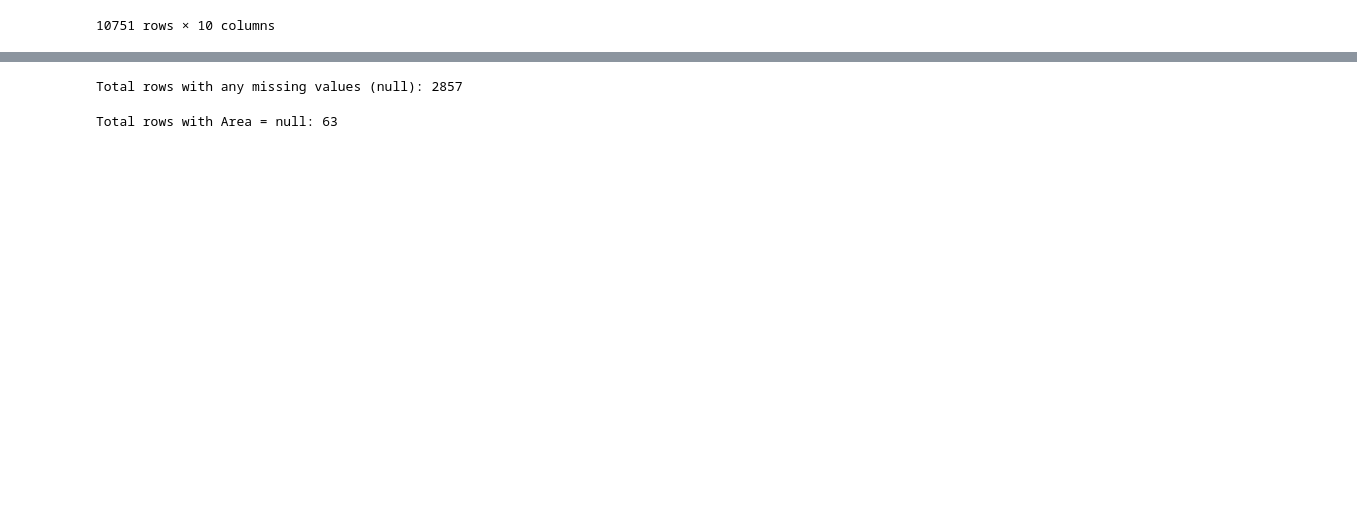
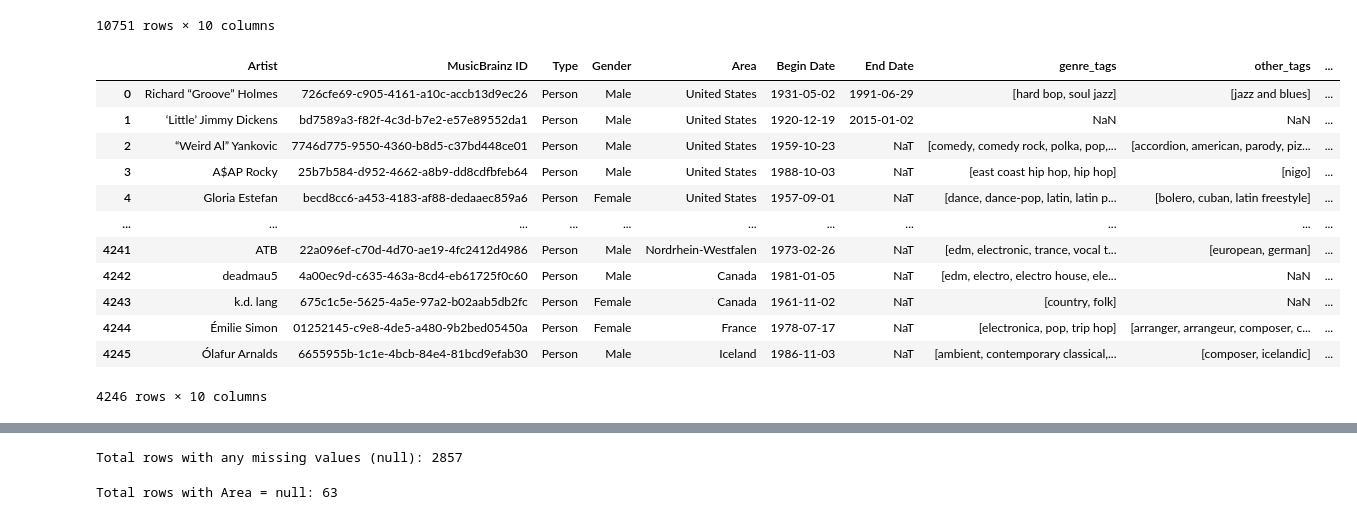
Before and after one commit to matthieubaillard/gender-diversity-in-music-charts, a Jupyter notebook: projet_2_ML.ipynb, the cells around one changed output, grey strips where cells are left out. Cells and saved outputs as stored; diff of their text form; code cells hidden in the pictures; blank space fills up the shorter version.

```diff
--- a/projet_2_ML.ipynb
+++ b/projet_2_ML.ipynb
@@ -119,6 +119,23 @@ gendered_artists = artist_info_with_bio[
     (artist_info_with_bio['Gender'].isin(['Male', 'Female', 'Non-binary'])) &
     artist_info_with_bio['Bio'].notna()]
 # 4246 rows
+# %%
+gendered_artists = gendered_artists.reset_index(drop=True)
+gendered_artists
+# %% [output]
+|  | Artist | MusicBrainz ID | Type | Gender | Area | Begin Date | End Date | genre_tags | other_tags | ... |
+| 0 | Richard “Groove” Holmes | 726cfe69-c905-4161-a10c-accb13d9ec26 | Person | Male | United States | 1931-05-02 | 1991-06-29 | [hard bop, soul jazz] | [jazz and blues] | ... |
+| 1 | ‘Little’ Jimmy Dickens | bd7589a3-f82f-4c3d-b7e2-e57e89552da1 | Person | Male | United States | 1920-12-19 | 2015-01-02 | NaN | NaN | ... |
+| 2 | “Weird Al” Yankovic | 7746d775-9550-4360-b8d5-c37bd448ce01 | Person | Male | United States | 1959-10-23 | NaT | [comedy, comedy rock, polka, pop,... | [accordion, american, parody, piz... | ... |
+| 3 | A$AP Rocky | 25b7b584-d952-4662-a8b9-dd8cdfbfeb64 | Person | Male | United States | 1988-10-03 | NaT | [east coast hip hop, hip hop] | [nigo] | ... |
+| 4 | Gloria Estefan | becd8cc6-a453-4183-af88-dedaaec859a6 | Person | Female | United States | 1957-09-01 | NaT | [dance, dance-pop, latin, latin p... | [bolero, cuban, latin freestyle] | ... |
+| ... | ... | ... | ... | ... | ... | ... | ... | ... | ... | ... |
+| 4241 | ATB | 22a096ef-c70d-4d70-ae19-4fc2412d4986 | Person | Male | Nordrhein-Westfalen | 1973-02-26 | NaT | [edm, electronic, trance, vocal t... | [european, german] | ... |
+| 4242 | deadmau5 | 4a00ec9d-c635-463a-8cd4-eb61725f0c60 | Person | Male | Canada | 1981-01-05 | NaT | [edm, electro, electro house, ele... | NaN | ... |
+| 4243 | k.d. lang | 675c1c5e-5625-4a5e-97a2-b02aab5db2fc | Person | Female | Canada | 1961-11-02 | NaT | [country, folk] | NaN | ... |
+| 4244 | Émilie Simon | 01252145-c9e8-4de5-a480-9b2bed05450a | Person | Female | France | 1978-07-17 | NaT | [electronica, pop, trip hop] | [arranger, arrangeur, composer, c... | ... |
+| 4245 | Ólafur Arnalds | 6655955b-1c1e-4bcb-84e4-81bcd9efab30 | Person | Male | Iceland | 1986-11-03 | NaT | [ambient, contemporary classical,... | [composer, icelandic] | ... |
+4246 rows × 10 columns
 # %%
 gendered_artists.info()
 # %% [output]
```
Also changed, not shown: parts of 32 cells of this notebook.
